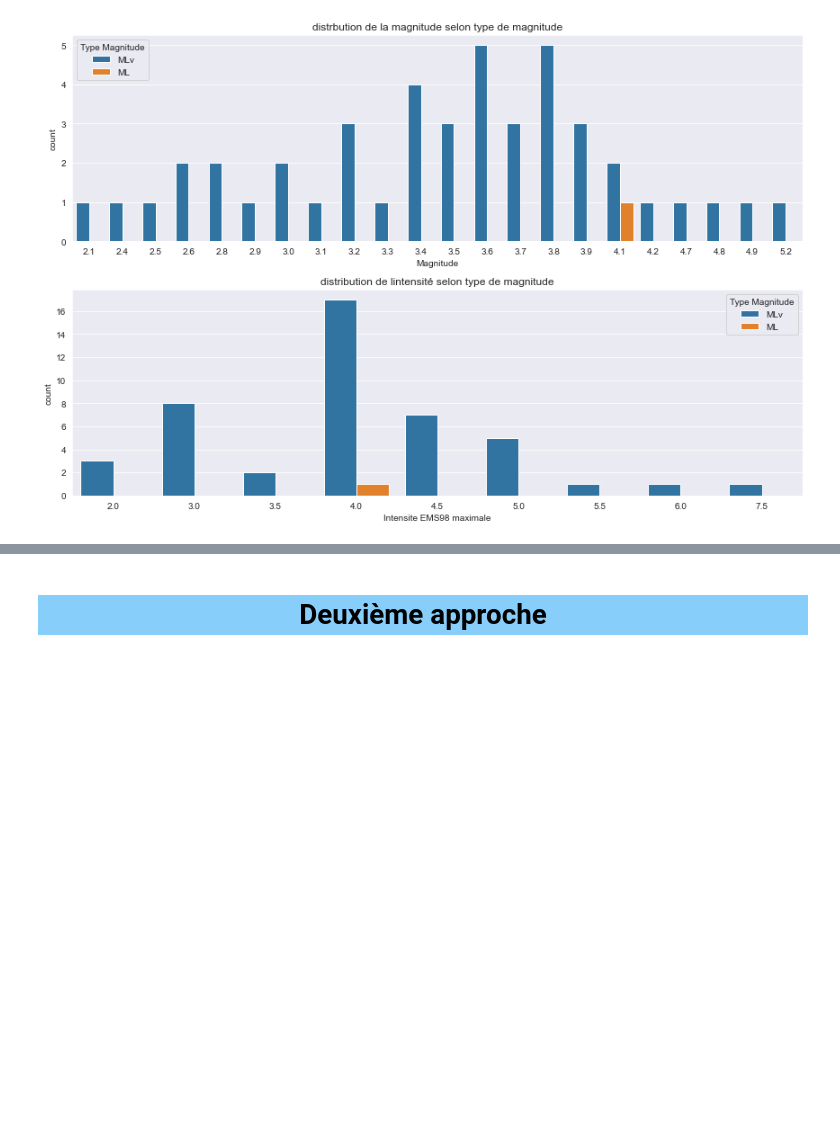
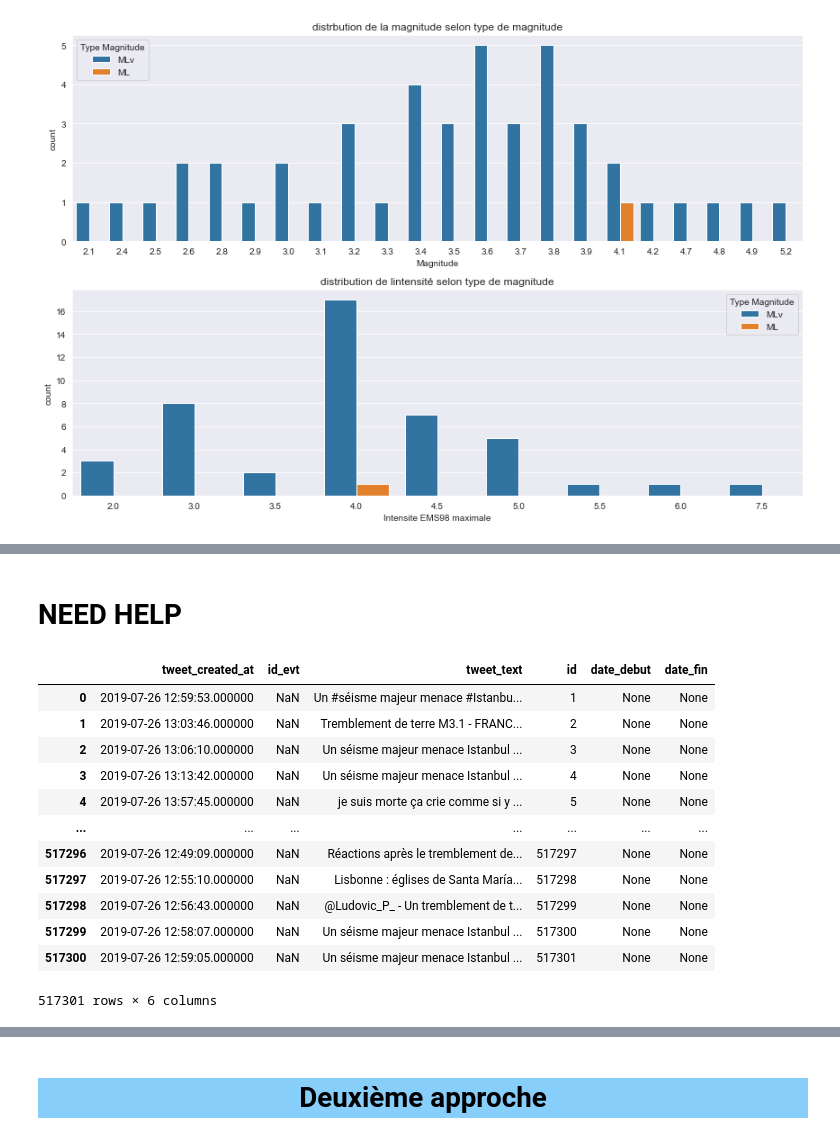
Before and after one commit to MohamedHmamouch/Earthquake_prediction, a Jupyter notebook: Notebook/Prediction_seisme_NLP.ipynb, the cells around one changed output, grey strips where cells are left out. Drawn from its saved outputs; the diff is of its cells as text; code cells hidden in the pictures; blank space fills up the shorter version.

```diff
--- a/Notebook/Prediction_seisme_NLP.ipynb
+++ b/Notebook/Prediction_seisme_NLP.ipynb
@@ -539,0 +596,33 @@ print(data['tweet_text'].iloc[i])
+# %% [markdown]
+# NEED HELP
+# %%
+from pandasql import sqldf
+pysqldf=lambda q:sqldf(q,globals())
+
+q="""
+SELECT A.*, B.date_debut, B.date_fin
+
+FROM
+   data_ A
+LEFT JOIN seisme B
+ON
+ A.id=B.id AND
+ A.tweet_created_at>=B.date_debut AND A.tweet_created_at<=B.date_fin;
+"""
+final_data=pysqldf(q)
+# %%
+final_data
+# %% [output]
+|  | tweet_created_at | id_evt | tweet_text | id | date_debut | date_fin |
+| 0 | 2019-07-26 12:59:53.000000 | NaN | Un #séisme majeur menace #Istanbu... | 1 | None | None |
+| 1 | 2019-07-26 13:03:46.000000 | NaN | Tremblement de terre M3.1 - FRANC... | 2 | None | None |
+| 2 | 2019-07-26 13:06:10.000000 | NaN | Un séisme majeur menace Istanbul ... | 3 | None | None |
+| 3 | 2019-07-26 13:13:42.000000 | NaN | Un séisme majeur menace Istanbul ... | 4 | None | None |
+| 4 | 2019-07-26 13:57:45.000000 | NaN | je suis morte ça crie comme si y ... | 5 | None | None |
+| ... | ... | ... | ... | ... | ... | ... |
+| 517296 | 2019-07-26 12:49:09.000000 | NaN | Réactions après le tremblement de... | 517297 | None | None |
+| 517297 | 2019-07-26 12:55:10.000000 | NaN | Lisbonne : églises de Santa María... | 517298 | None | None |
+| 517298 | 2019-07-26 12:56:43.000000 | NaN | @Ludovic_P_ - Un tremblement de t... | 517299 | None | None |
+| 517299 | 2019-07-26 12:58:07.000000 | NaN | Un séisme majeur menace Istanbul ... | 517300 | None | None |
+| 517300 | 2019-07-26 12:59:05.000000 | NaN | Un séisme majeur menace Istanbul ... | 517301 | None | None |
+517301 rows × 6 columns
```
Also changed, not shown: parts of 28 cells of this notebook.
